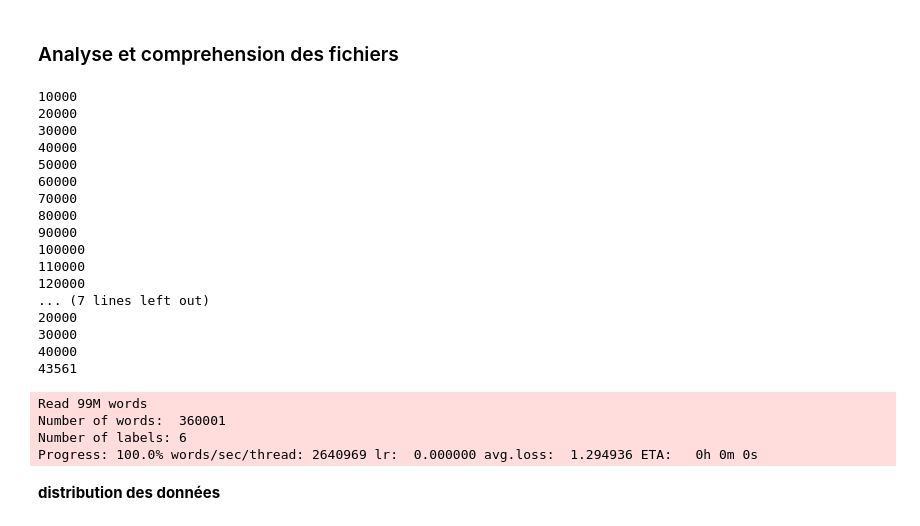
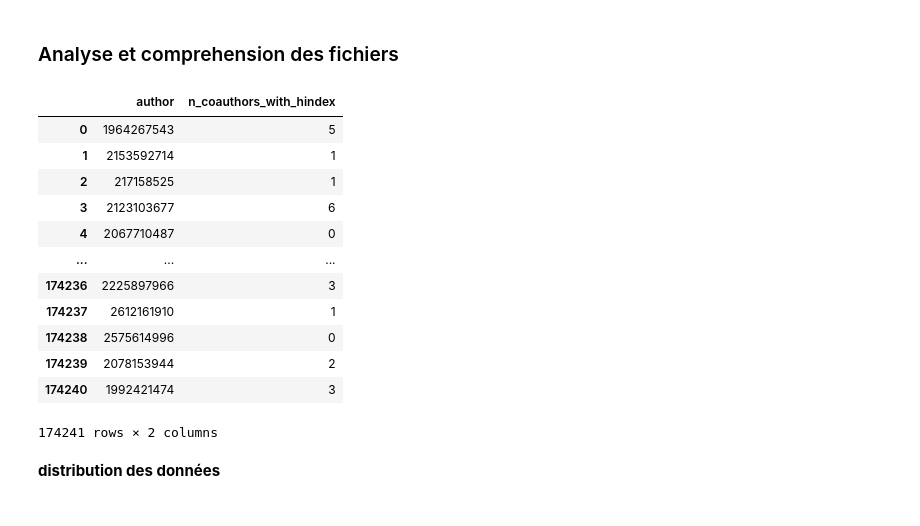
Before and after one commit to gostreap/h_index, a Jupyter notebook: src/fasttext.ipynb, the cells around one changed output. Drawn from its saved outputs; the diff is of its cells as text; code cells hidden in the pictures.

```diff
--- a/src/fasttext.ipynb
+++ b/src/fasttext.ipynb
@@ -8,31 +8,25 @@ from fasttext_utils import *
 from sklearn.model_selection import train_test_split
 import fasttext
 # %%
-store_full_dataset_with_features(from_scratch=True, vectorize=True)
+store_full_dataset_with_features(from_scratch=False, vectorize=False)
-# %% [output]
-10000
-20000
-30000
-40000
-50000
-60000
-70000
-80000
-90000
-100000
-110000
-120000
-... (7 lines left out)
-20000
-30000
-40000
-43561
-Read 99M words
-Number of words:  360001
-Number of labels: 6
-Progress: 100.0% words/sec/thread: 2640969 lr:  0.000000 avg.loss:  1.294936 ETA:   0h 0m 0s
 # %%
 train, test = get_processed_data()
+# %%
+get_all_number_of_coauthors_with_hindex(train["author"])
+# %% [output]
+|  | author | n_coauthors_with_hindex |
+| 0 | 1964267543 | 5 |
+| 1 | 2153592714 | 1 |
+| 2 | 217158525 | 1 |
+| 3 | 2123103677 | 6 |
+| 4 | 2067710487 | 0 |
+| ... | ... | ... |
+| 174236 | 2225897966 | 3 |
+| 174237 | 2612161910 | 1 |
+| 174238 | 2575614996 | 0 |
+| 174239 | 2078153944 | 2 |
+| 174240 | 1992421474 | 3 |
+174241 rows × 2 columns
 # %% [markdown]
 **distribution des données**
 # %%
```
Also changed, not shown: parts of 17 cells of this notebook, 4 other files.
